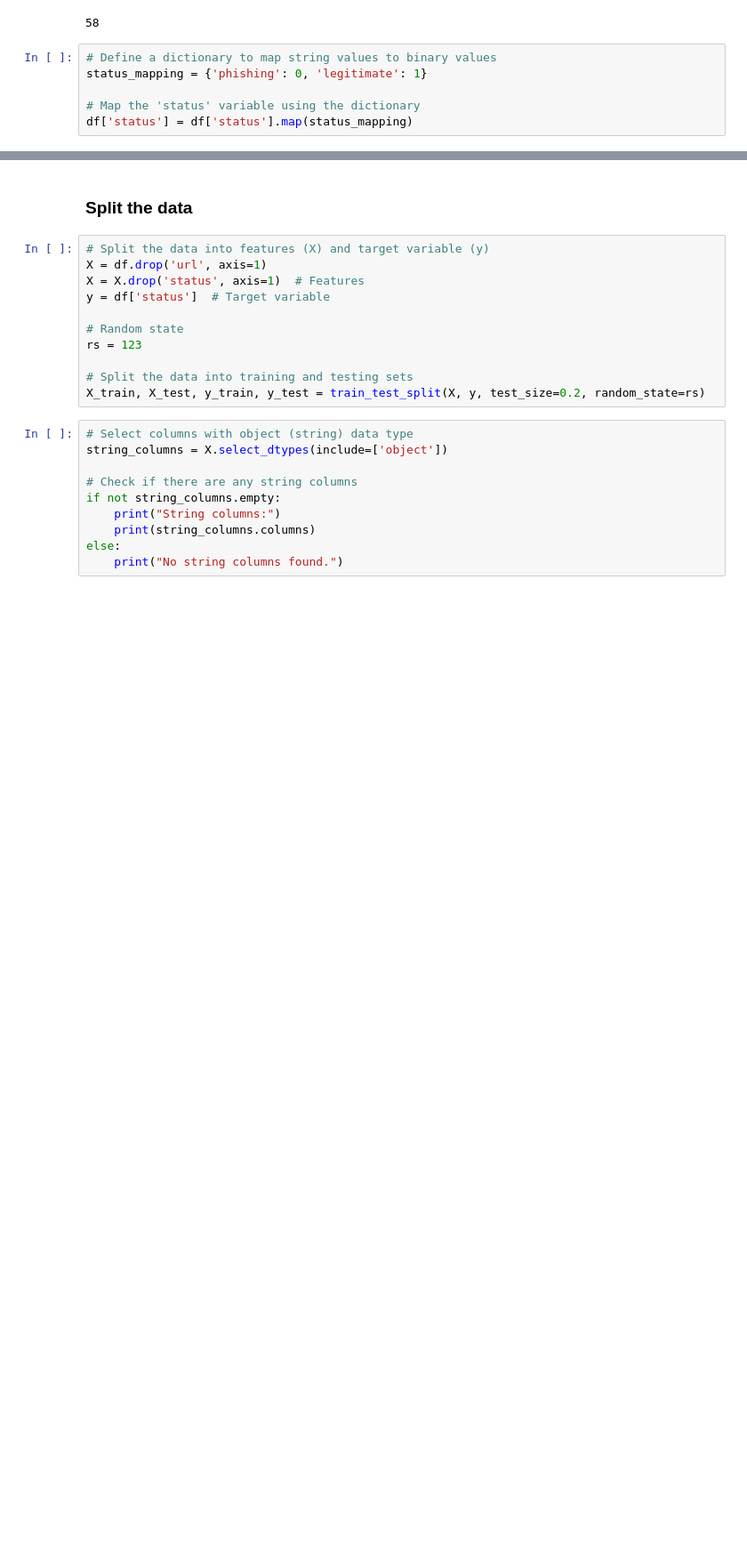
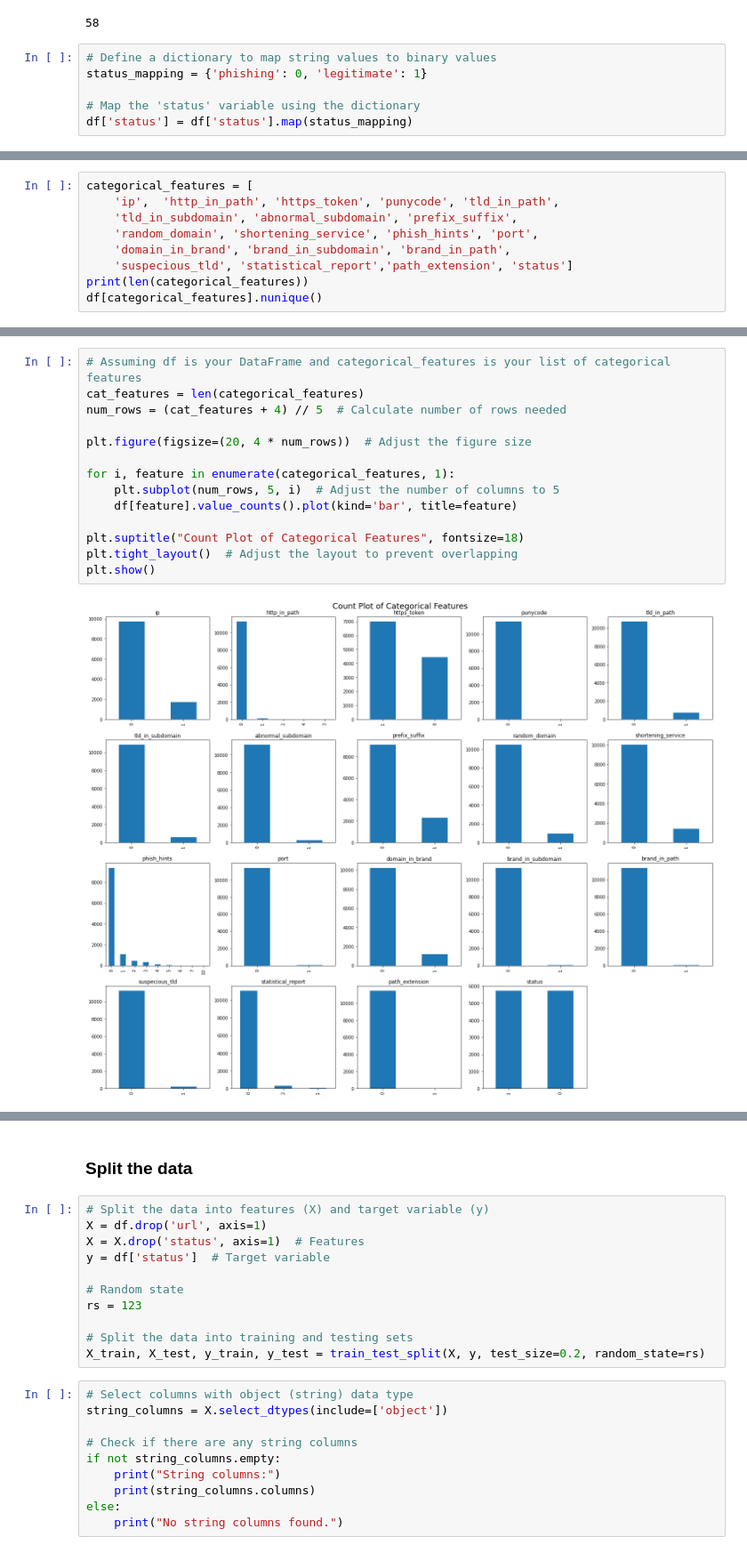
Before and after one commit to saradelasota/TFM_repository, a Jupyter notebook: TFM_notebook.ipynb, the cells around one changed output, grey strips where cells are left out. Shown: that part at 89% size. Cells and saved outputs as stored; diff of their text form; blank space fills up the shorter version.

```diff
--- a/TFM_notebook.ipynb
+++ b/TFM_notebook.ipynb
@@ -80,0 +211,9 @@ df['status'] = df['status'].map(status_mapping)
+# %%
+categorical_features = [
+    'ip',  'http_in_path', 'https_token', 'punycode', 'tld_in_path',
+    'tld_in_subdomain', 'abnormal_subdomain', 'prefix_suffix',
+    'random_domain', 'shortening_service', 'phish_hints', 'port',
+    'domain_in_brand', 'brand_in_subdomain', 'brand_in_path',
+    'suspecious_tld', 'statistical_report','path_extension', 'status']
+print(len(categorical_features))
+df[categorical_features].nunique()
@@ -80,0 +254,16 @@ df['status'] = df['status'].map(status_mapping)
+# %%
+# Assuming df is your DataFrame and categorical_features is your list of categorical features
+cat_features = len(categorical_features)
+num_rows = (cat_features + 4) // 5  # Calculate number of rows needed
+
+plt.figure(figsize=(20, 4 * num_rows))  # Adjust the figure size
+
+for i, feature in enumerate(categorical_features, 1):
+    plt.subplot(num_rows, 5, i)  # Adjust the number of columns to 5
+    df[feature].value_counts().plot(kind='bar', title=feature)
+
+plt.suptitle("Count Plot of Categorical Features", fontsize=18)
+plt.tight_layout()  # Adjust the layout to prevent overlapping
+plt.show()
+# %% [output]
+[figure, added]
```
Also changed, not shown: parts of 28 cells of this notebook.
